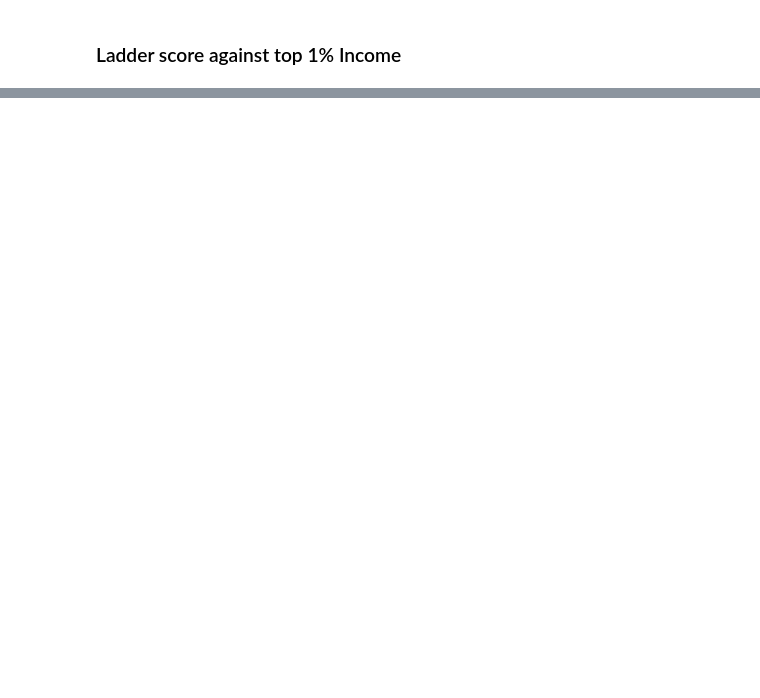
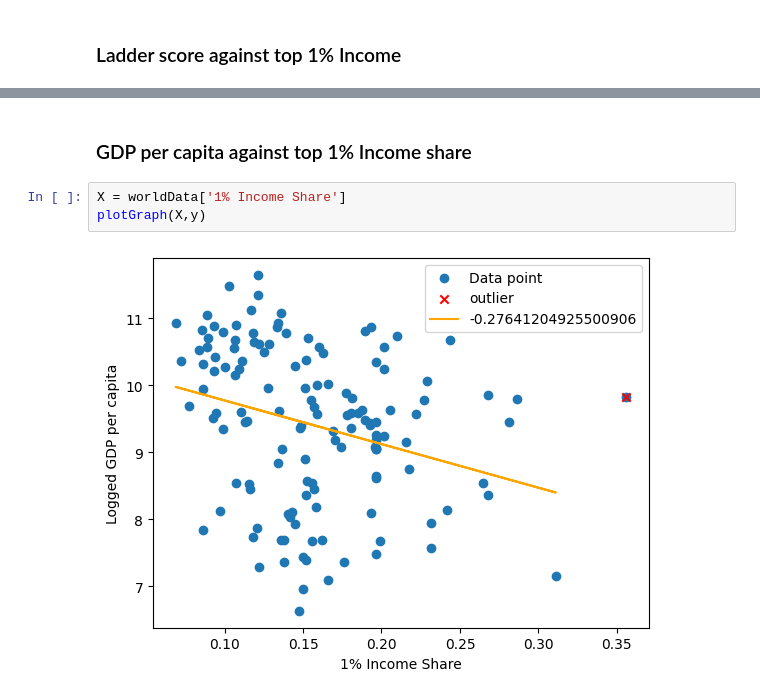
Before and after one commit to shonen-kele/World-Happiness-Against-World-Inequality, a Jupyter notebook: World-Happiness-Research.ipynb, the cells around one changed output, grey strips where cells are left out. Saved outputs shown, nothing was run; the diff lists cells and outputs as text; blank space fills up the shorter version.

```diff
--- a/World-Happiness-Research.ipynb
+++ b/World-Happiness-Research.ipynb
@@ -223,0 +235,7 @@ plt.show()
+# %% [markdown]
+### GDP per capita against top 1% Income share
+# %%
+X = worldData['1% Income Share']
+plotGraph(X,y)
+# %% [output]
+[figure, added]
```
Also changed, not shown: parts of 15 cells of this notebook.
